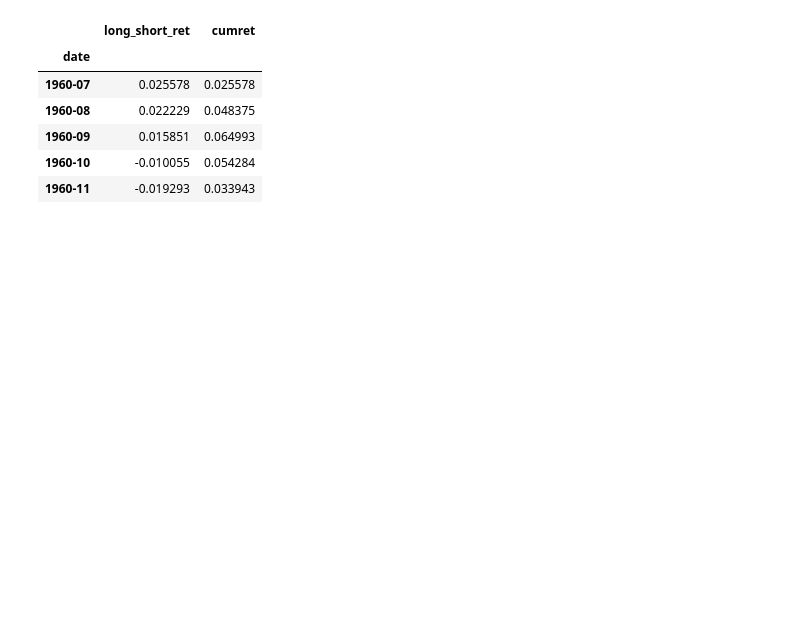
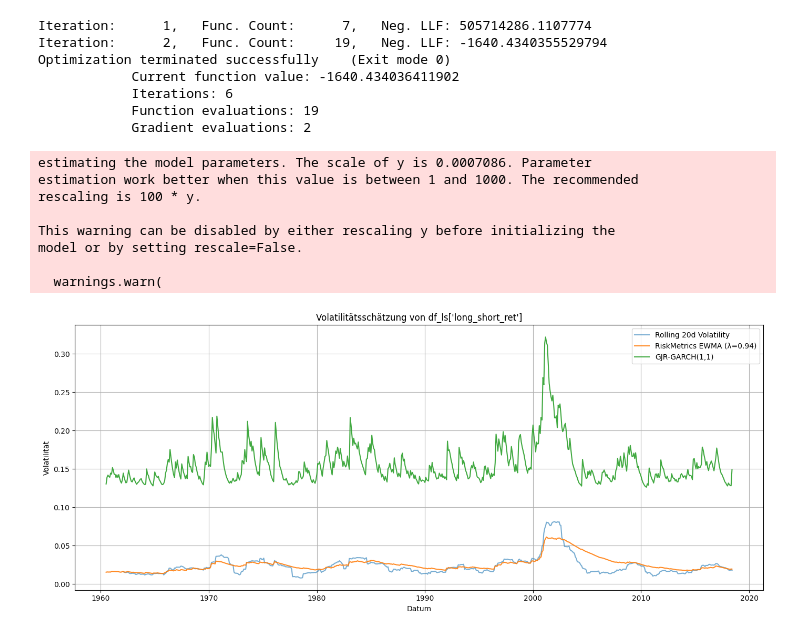
Before and after one commit to justusschenk/valueinvesting, a Jupyter notebook: Analytics.ipynb, the cells around one changed output. Drawn from its saved outputs; the diff is of its cells as text; code cells hidden in the pictures; blank space fills up the shorter version.

Commit message:
Restructuring notebooks, first GARCH estimations

```diff
--- a/Analytics.ipynb
+++ b/Analytics.ipynb
@@ -941,10 +79,55 @@ ADF p-Wert: 0.0
-# %%
-df_ls.head()
-# %% [output]
-|  | long_short_ret | cumret |
-| date |  |  |
-| 1960-07 | 0.025578 | 0.025578 |
-| 1960-08 | 0.022229 | 0.048375 |
-| 1960-09 | 0.015851 | 0.064993 |
-| 1960-10 | -0.010055 | 0.054284 |
-| 1960-11 | -0.019293 | 0.033943 |
+# %%
+
+# 1️⃣ Lade deine Renditen
+returns = long_short_returns.dropna()
+
+# 2️⃣ Berechne echte (empirische, rolling) Volatilität (z. B. 20 Tage)
+rolling_vol = returns.rolling(window=20).std()
+
+# 3️⃣ RiskMetrics EWMA Volatilität (λ = 0.97 -> monatliche Daten)
+lambda_ = 0.97
+sigma2_rm = [returns[:30].var()]  # Startwert: Varianz der ersten 30 Werte
+for r in returns[1:]:
+    sigma2_rm.append((1 - lambda_) * r**2 + lambda_ * sigma2_rm[-1])
+ewma_vol = np.sqrt(sigma2_rm)
+ewma_vol = pd.Series(ewma_vol, index=returns.index)
+
+# 4️⃣ GJR-GARCH(1,1) Volatilität schätzen
+gjr_model = arch_model(returns, vol='GARCH', p=1, q=1, o=1)
+gjr_fit = gjr_model.fit()
+gjr_vol = np.sqrt(gjr_fit.conditional_volatility)
+
+# Index aller Volatilitäts-Zeitreihen in datetime konvertieren
+rolling_vol.index = rolling_vol.index.to_timestamp()
+ewma_vol.index = ewma_vol.index.to_timestamp()
+gjr_vol.index = gjr_vol.index.to_timestamp()
+
+# 5️⃣ Plot: Vergleich der Volatilitätsschätzungen
+plt.figure(figsize=(14, 6))
+plt.plot(rolling_vol, label="Rolling 20d Volatility", alpha=0.6)
+plt.plot(ewma_vol, label="RiskMetrics EWMA (λ=0.94)", alpha=0.9)
+plt.plot(gjr_vol, label="GJR-GARCH(1,1)", alpha=0.9)
+plt.title("Volatilitätsschätzung von df_ls['long_short_ret']")
+plt.xlabel("Datum")
+plt.ylabel("Volatilität")
+plt.legend()
+plt.grid(True)
+plt.tight_layout()
+plt.show()
+# %% [output]
+Iteration:      1,   Func. Count:      7,   Neg. LLF: 505714286.1107774
+Iteration:      2,   Func. Count:     19,   Neg. LLF: -1640.4340355529794
+Optimization terminated successfully    (Exit mode 0)
+            Current function value: -1640.434036411902
+            Iterations: 6
+            Function evaluations: 19
+            Gradient evaluations: 2
+estimating the model parameters. The scale of y is 0.0007086. Parameter
+estimation work better when this value is between 1 and 1000. The recommended
+rescaling is 100 * y.
+
+This warning can be disabled by either rescaling y before initializing the
+model or by setting rescale=False.
+
+  warnings.warn(
+[figure, added]
```
Also changed, not shown: parts of 41 cells of this notebook, 1 other file.
